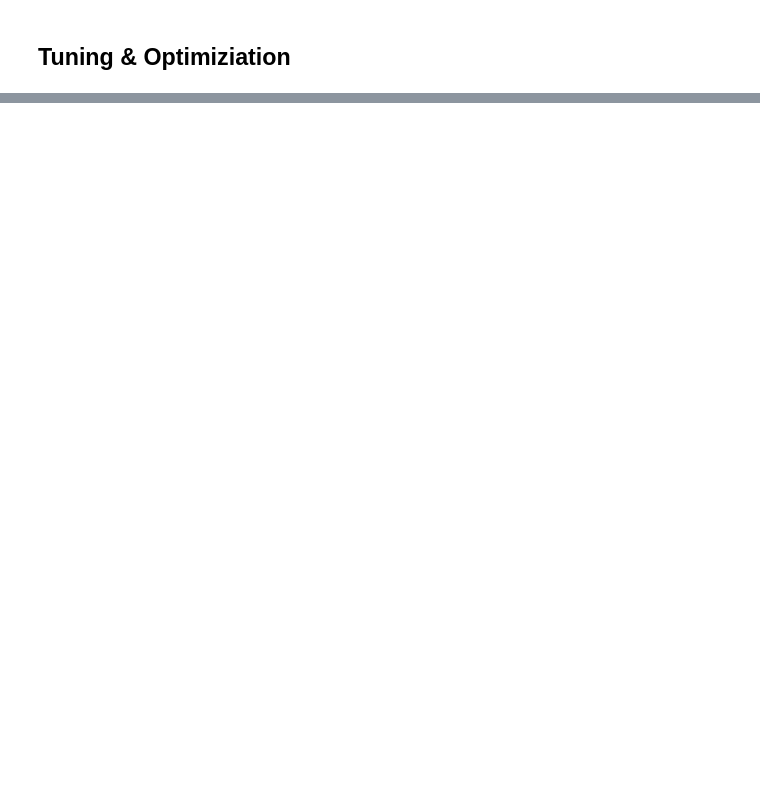
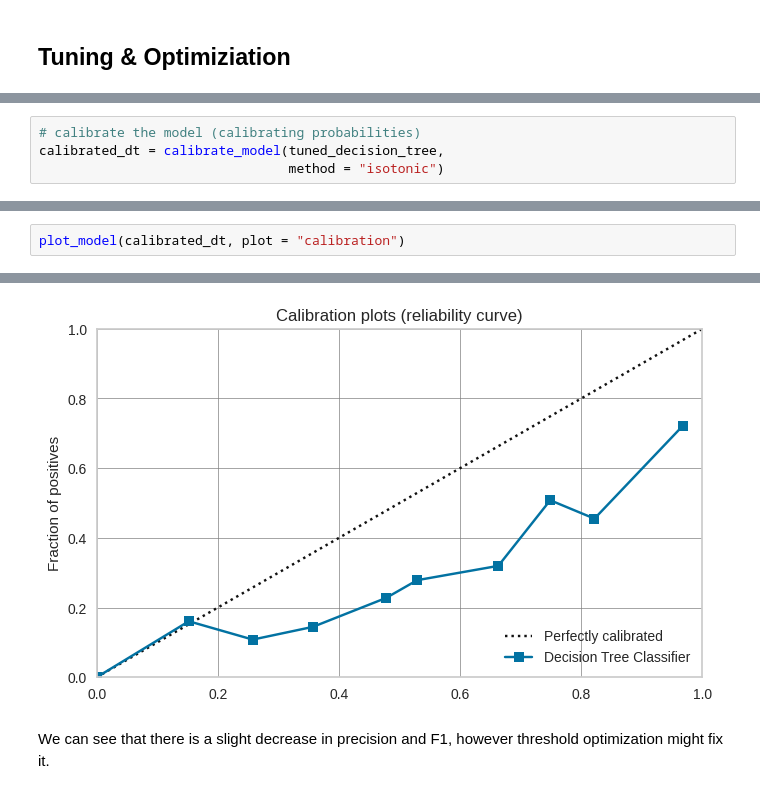
Before and after one commit to Jschechter18/DATS6103_Final_Project, a Jupyter notebook: notebooks/models.ipynb, the cells around one changed output, grey strips where cells are left out. Cells and saved outputs as stored; diff of their text form; blank space fills up the shorter version.

```diff
--- a/notebooks/models.ipynb
+++ b/notebooks/models.ipynb
@@ -1330,0 +1529,4 @@ Results of Fitting into Pycaret: Backward Selection
+# %%
+# calibrate the model (calibrating probabilities)
+calibrated_dt = calibrate_model(tuned_decision_tree,
+                                method = "isotonic")
@@ -1330,0 +1547,3 @@ Results of Fitting into Pycaret: Backward Selection
+# %%
+plot_model(calibrated_dt, plot = "calibration")
+# %% [output]
@@ -1330,0 +1551,3 @@ Results of Fitting into Pycaret: Backward Selection
+[figure, added]
+# %% [markdown]
+We can see that there is a slight decrease in precision and F1, however threshold optimization might fix it.
```
Also changed, not shown: parts of 79 cells of this notebook, 1 other file.
